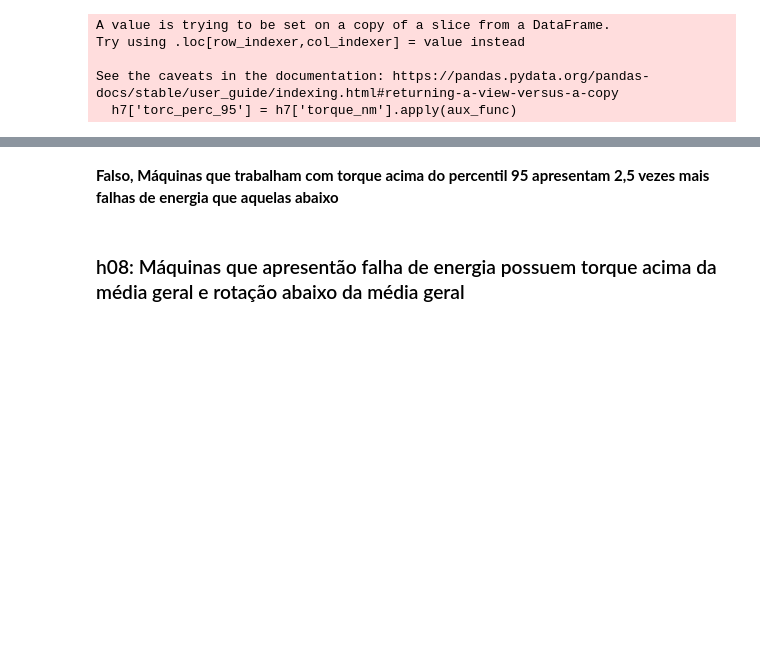
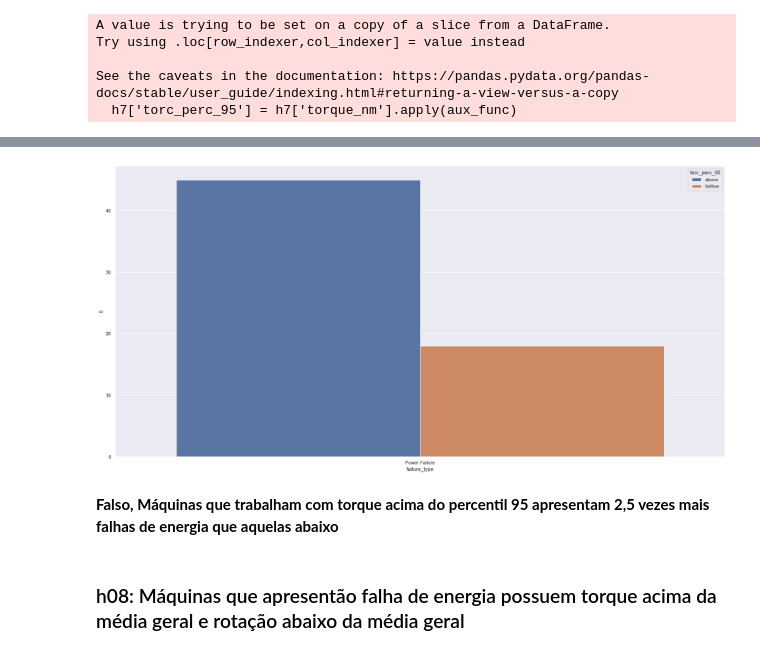
Before and after one commit to lavinomenezes/desafio_indicium, a Jupyter notebook: notebooks/desafio_indicium_lm_v02_feature_engineering.ipynb, the cells around one changed output, grey strips where cells are left out. Drawn from its saved outputs; the diff is of its cells as text; code cells hidden in the pictures; blank space fills up the shorter version.

```diff
--- a/notebooks/desafio_indicium_lm_v02_feature_engineering.ipynb
+++ b/notebooks/desafio_indicium_lm_v02_feature_engineering.ipynb
@@ -544,4 +597,4 @@ Try using .loc[row_indexer,col_indexer] = value instead
 See the caveats in the documentation: https://pandas.pydata.org/pandas-docs/stable/user_guide/indexing.html#returning-a-view-versus-a-copy
   h7['torc_perc_95'] = h7['torque_nm'].apply(aux_func)
 # %%
-h7[['torc_perc_95','failure_type']].groupby(['torc_perc_95','failure_type']).size()
+h7 = h7[['torc_perc_95','failure_type']].groupby(['torc_perc_95','failure_type']).size().reset_index()
@@ -562,3 +616,7 @@ dtype: int64
+# %%
+sns.barplot(x='failure_type',y=0,hue='torc_perc_95',data=h7[h7['failure_type']=='Power Failure']);
+# %% [output]
+[figure, added]
 # %% [markdown]
 **Falso, Máquinas que trabalham com torque acima do percentil 95 apresentam 2,5 vezes mais falhas de energia que aquelas abaixo**
 # %% [markdown]
```
Also changed, not shown: parts of 21 cells of this notebook.
